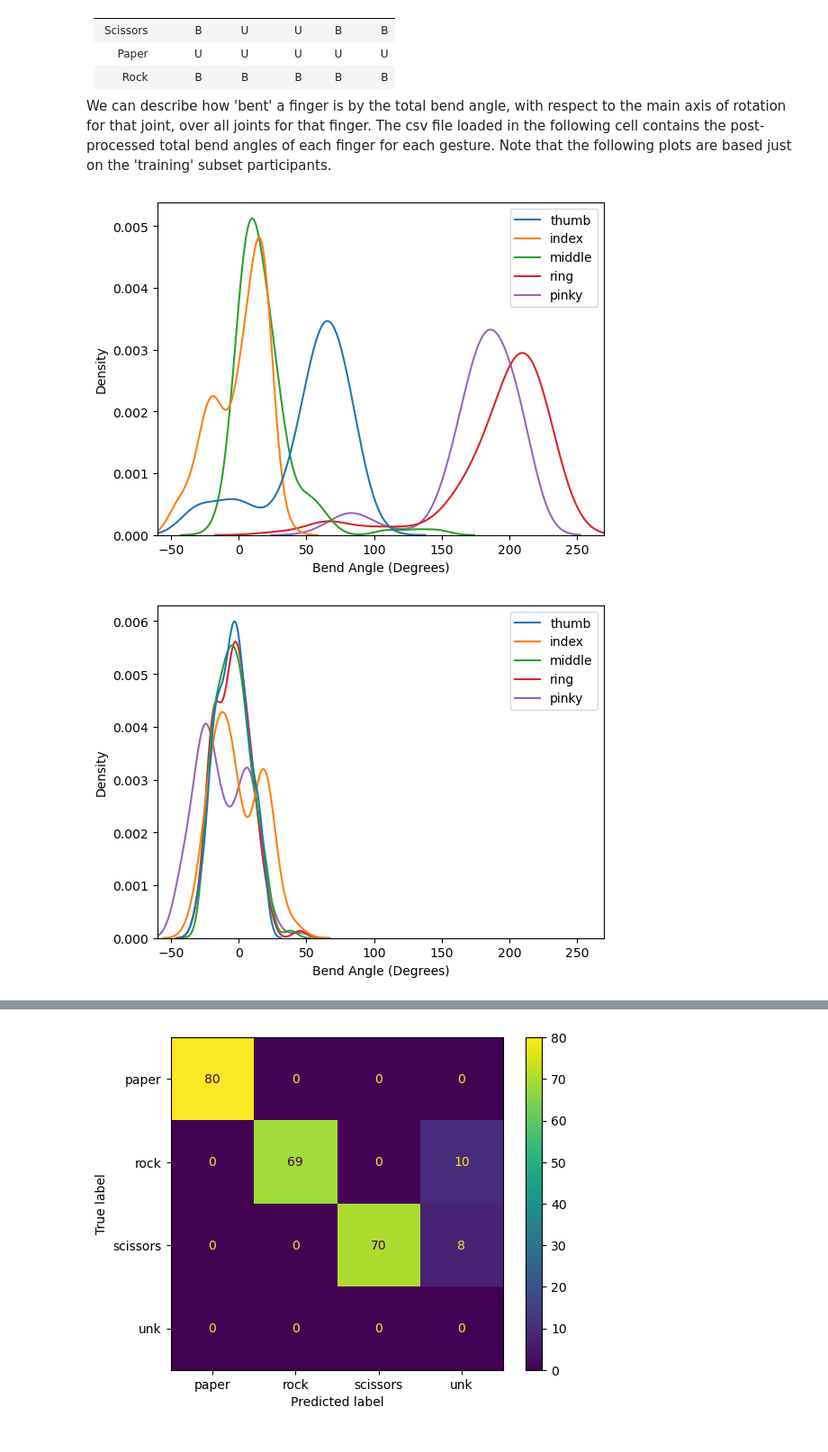
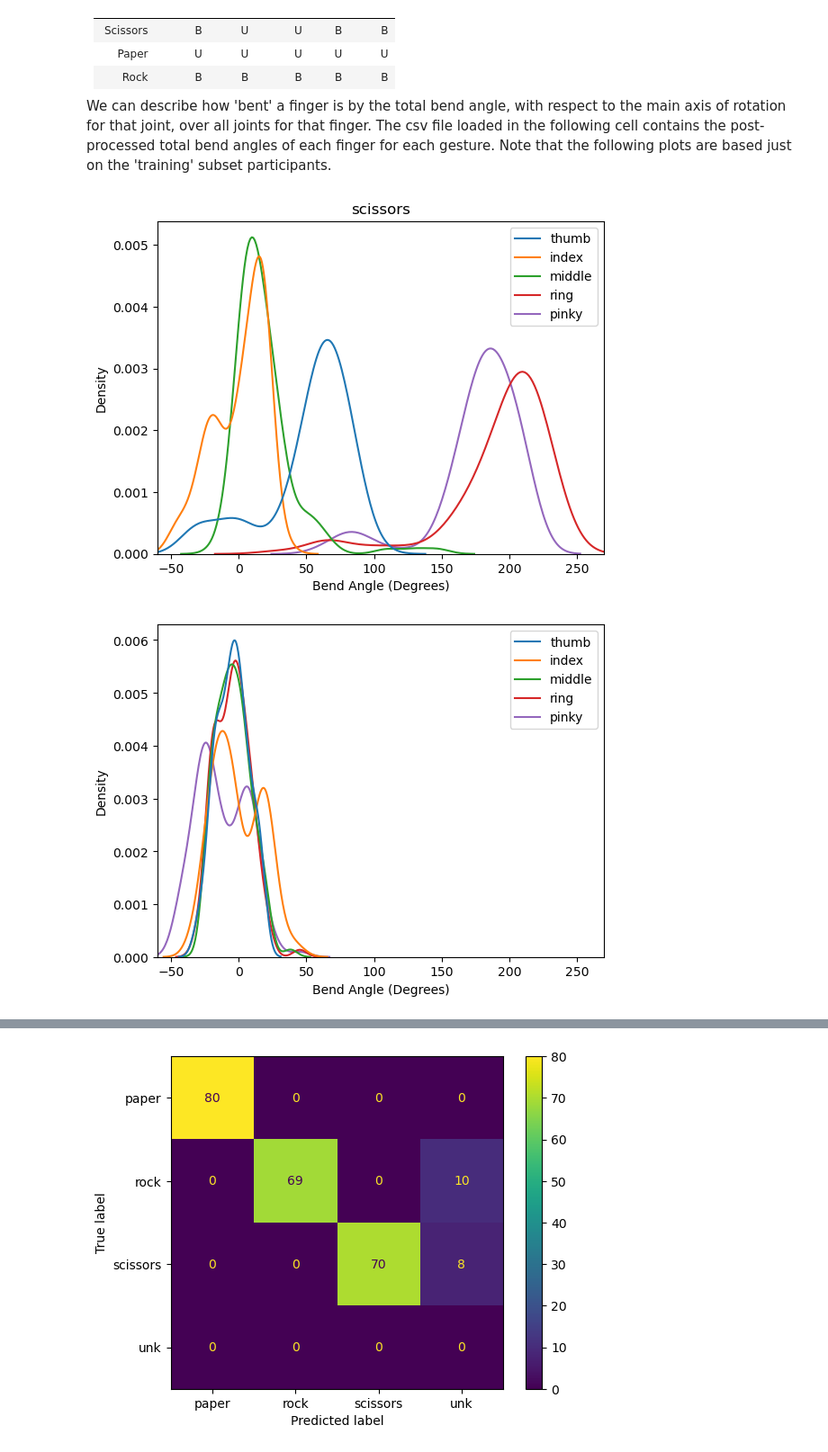
Before and after one commit to CIX24-UNILU/CIXSummerSchool2024, a Jupyter notebook: Day_3_Lecture_4_Dudley/HandGestures.ipynb, the cells around one changed output, grey strips where cells are left out. Shown at 90% size. Cells and saved outputs as stored; diff of their text form; code cells hidden in the pictures.

```diff
--- a/Day_3_Lecture_4_Dudley/HandGestures.ipynb
+++ b/Day_3_Lecture_4_Dudley/HandGestures.ipynb
@@ -86,23 +103,26 @@ We can describe how 'bent' a finger is by the total bend angle, with respect to
 # %%
 bend_angles = pd.read_csv('Rich_Interactions_in_MR/logs/processed_bend_angles.csv', header=None, names=['pid', 'lid', 'gesture', 'thumb', 'index', 'middle', 'ring', 'pinky'])
 
 # Pull out training subset
 training_set = bend_angles[(bend_angles["pid"].isin([ 8, 9, 10, 2, 12, 13, 14, 15, 18, 21, 22, 16]))]
 
 ax1 = sns.kdeplot(training_set[training_set["gesture"] == 'scissors'][["thumb", "index", "middle", "ring", "pinky"]])
 ax1.set(xlabel='Bend Angle (Degrees)');
 ax1.set_xlim(-60, 270)
+ax1.set_title('scissors')
 plt.show()
 
 ax2 = sns.kdeplot(training_set[training_set["gesture"] == 'paper'][["thumb", "index", "middle", "ring", "pinky"]])
 ax2.set(xlabel='Bend Angle (Degrees)');
 ax2.set_xlim(-60, 270)
+ax2.set_title('paper')
 plt.show()
 
 ax3 = sns.kdeplot(training_set[training_set["gesture"] == 'rock'][["thumb", "index", "middle", "ring", "pinky"]])
 ax3.set(xlabel='Bend Angle (Degrees)');
 ax3.set_xlim(-60, 270)
+ax3.set_title('rock')
 plt.show()
 # %% [output]
-[figure, old version]
+[figure, new version]
 [figure]
```
Also changed, not shown: parts of 11 cells of this notebook, 6 other files.
